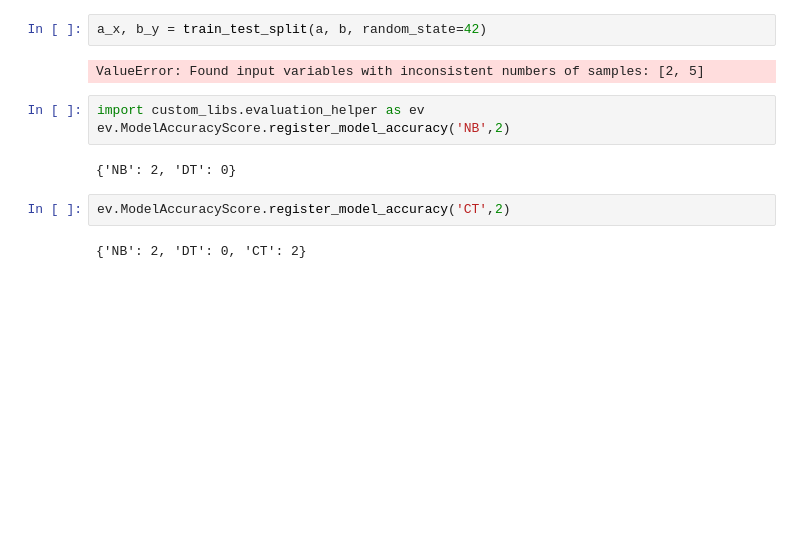
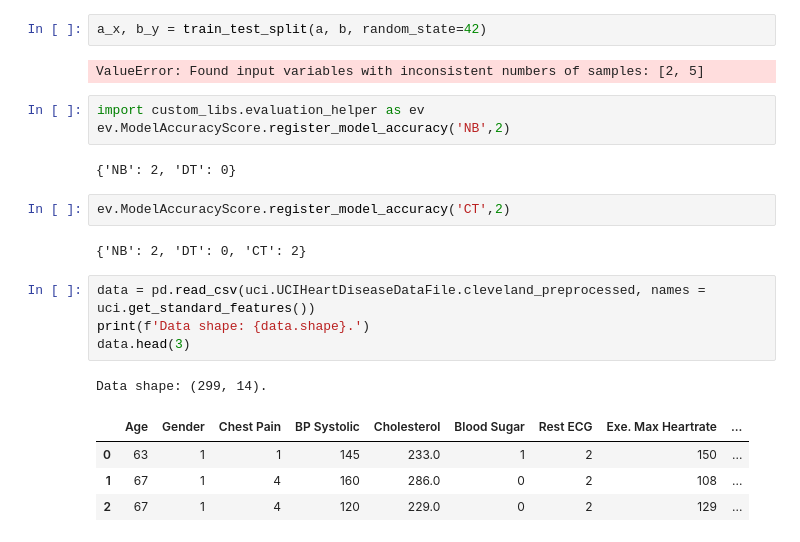
Before and after one commit to everhettoo/heart-disease-analysis, a Jupyter notebook: tmp.ipynb, the cells around one changed output. Cells and saved outputs as stored; diff of their text form; blank space fills up the shorter version.

```diff
--- a/tmp.ipynb
+++ b/tmp.ipynb
@@ -78,3 +78,13 @@ ev.ModelAccuracyScore.register_model_accuracy('NB',2)
 ev.ModelAccuracyScore.register_model_accuracy('CT',2)
 # %% [output]
 {'NB': 2, 'DT': 0, 'CT': 2}
+# %%
+data = pd.read_csv(uci.UCIHeartDiseaseDataFile.cleveland_preprocessed, names = uci.get_standard_features())
+print(f'Data shape: {data.shape}.')
+data.head(3)
+# %% [output]
+Data shape: (299, 14).
+|  | Age | Gender | Chest Pain | BP Systolic | Cholesterol | Blood Sugar | Rest ECG | Exe. Max Heartrate | ... |
+| 0 | 63 | 1 | 1 | 145 | 233.0 | 1 | 2 | 150 | ... |
+| 1 | 67 | 1 | 4 | 160 | 286.0 | 0 | 2 | 108 | ... |
+| 2 | 67 | 1 | 4 | 120 | 229.0 | 0 | 2 | 129 | ... |
```
Also changed, not shown: parts of 1 cell of this notebook, 2 other files.
